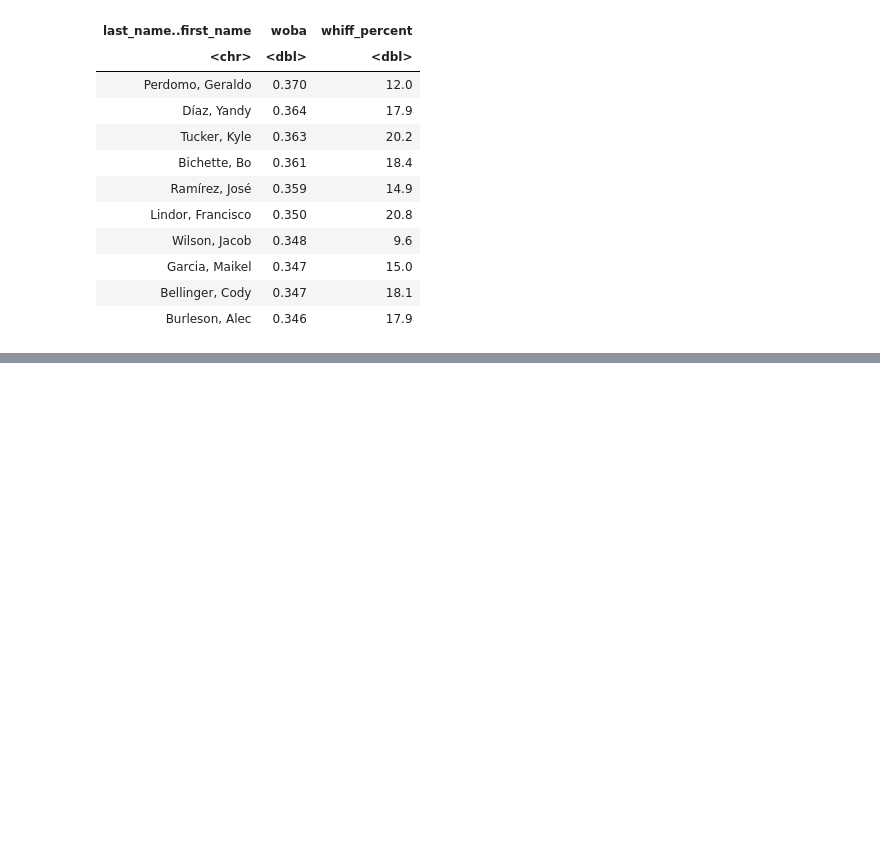
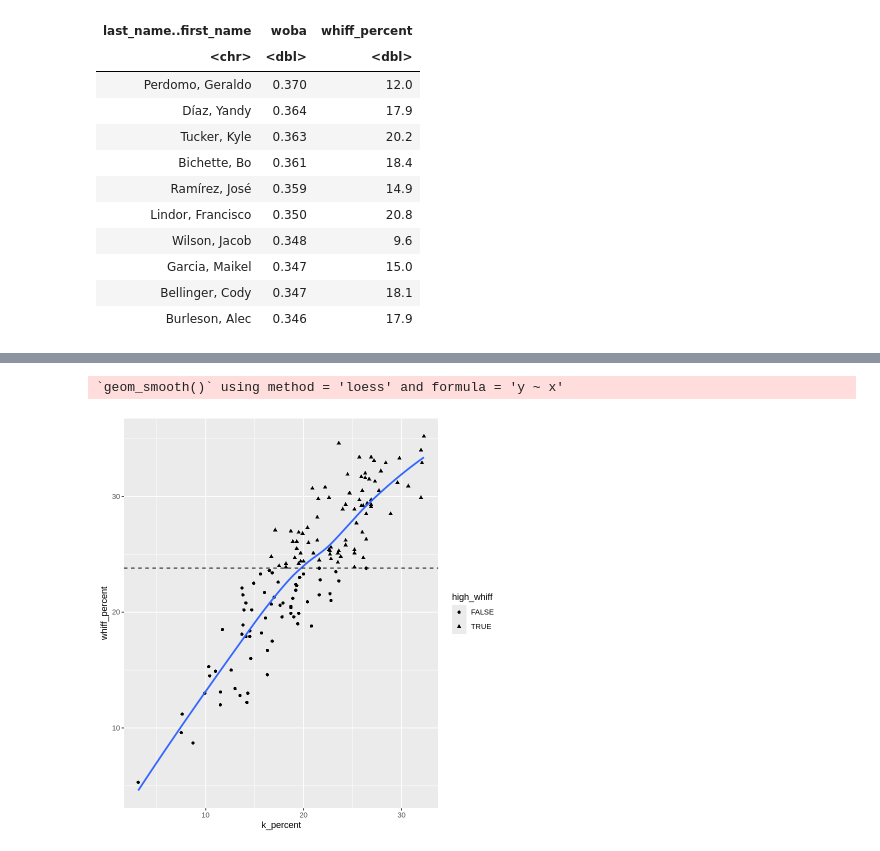
Before and after one commit to glennnoronha/R, a Jupyter notebook: baseball_savant.ipynb, the cells around one changed output, grey strips where cells are left out. Cells and saved outputs as stored; diff of their text form; code cells hidden in the pictures; blank space fills up the shorter version.

Commit message:
practicing with baseball data

```diff
--- a/baseball_savant.ipynb
+++ b/baseball_savant.ipynb
@@ -214,3 +203,5 @@ A data.frame: 10 × 3
 | Garcia, Maikel | 0.347 | 15.0 |
 | Bellinger, Cody | 0.347 | 18.1 |
 | Burleson, Alec | 0.346 | 17.9 |
+# %%
+baseball <- read.csv("stats.csv")
@@ -216,0 +317,13 @@ A data.frame: 10 × 3
+# %%
+avg_whiff <- mean(baseball$whiff_percent,na.rm=TRUE)
+baseball |>
+  mutate(high_whiff = whiff_percent > avg_whiff )  |>
+  select(last_name..first_name,k_percent,whiff_percent,high_whiff)|>
+  arrange(k_percent) |>
+  ggplot(aes(k_percent,whiff_percent))+
+  geom_point(aes(shape=high_whiff))+
+  geom_smooth(se=FALSE)+
+  geom_hline(yintercept = avg_whiff, linetype = "dashed")
+# %% [output]
+`geom_smooth()` using method = 'loess' and formula = 'y ~ x'
+[figure, added]
```
Also changed, not shown: parts of 6 cells of this notebook.
